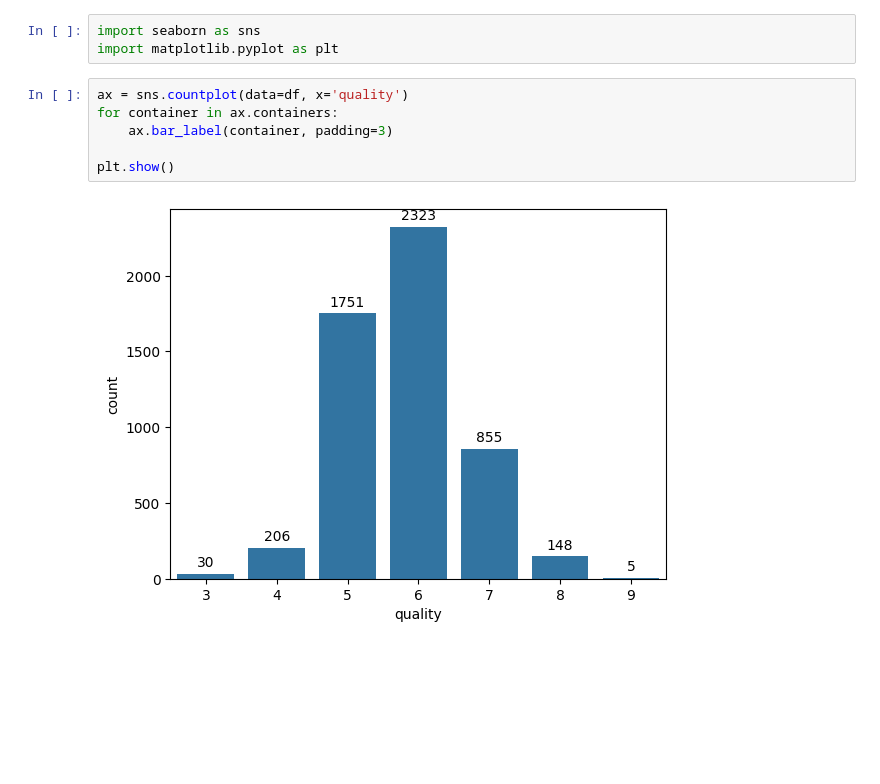
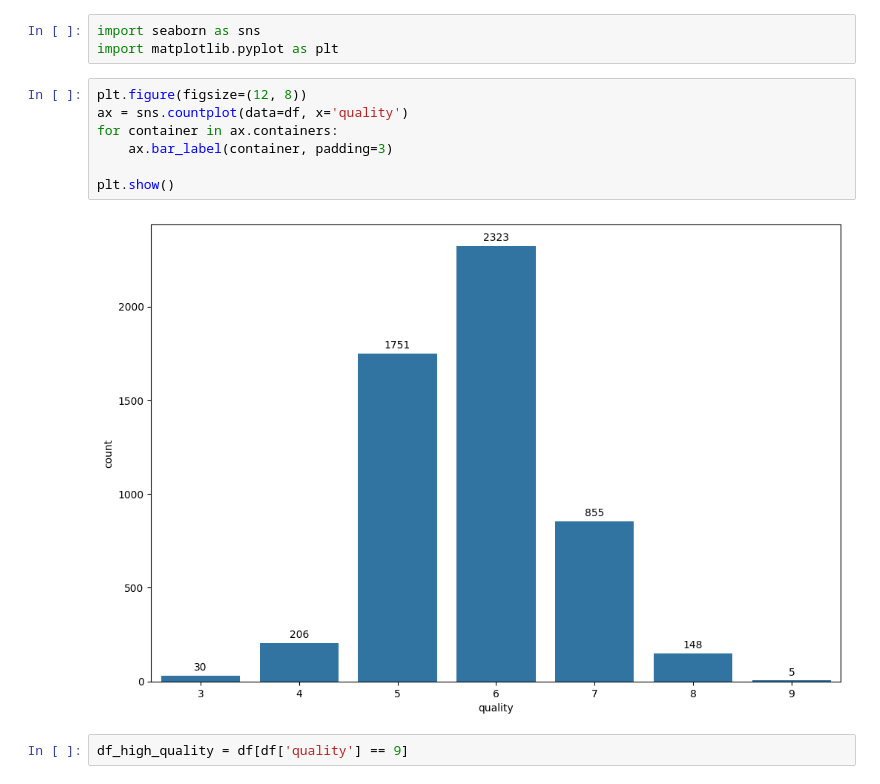
Before and after one commit to DenizBerkDemirag/wine-quality, a Jupyter notebook: eda_analysis.ipynb, the cells around one changed output. Saved outputs shown, nothing was run; the diff lists cells and outputs as text; blank space fills up the shorter version.

```diff
--- a/eda_analysis.ipynb
+++ b/eda_analysis.ipynb
@@ -127,10 +127,13 @@ df.head(10)
 import seaborn as sns
 import matplotlib.pyplot as plt
 # %%
+plt.figure(figsize=(12, 8))
 ax = sns.countplot(data=df, x='quality')
 for container in ax.containers:
     ax.bar_label(container, padding=3)
 
 plt.show()
 # %% [output]
-[figure, old version]
+[figure, new version]
+# %%
+df_high_quality = df[df['quality'] == 9]
```
Also changed, not shown: parts of 5 cells of this notebook.
